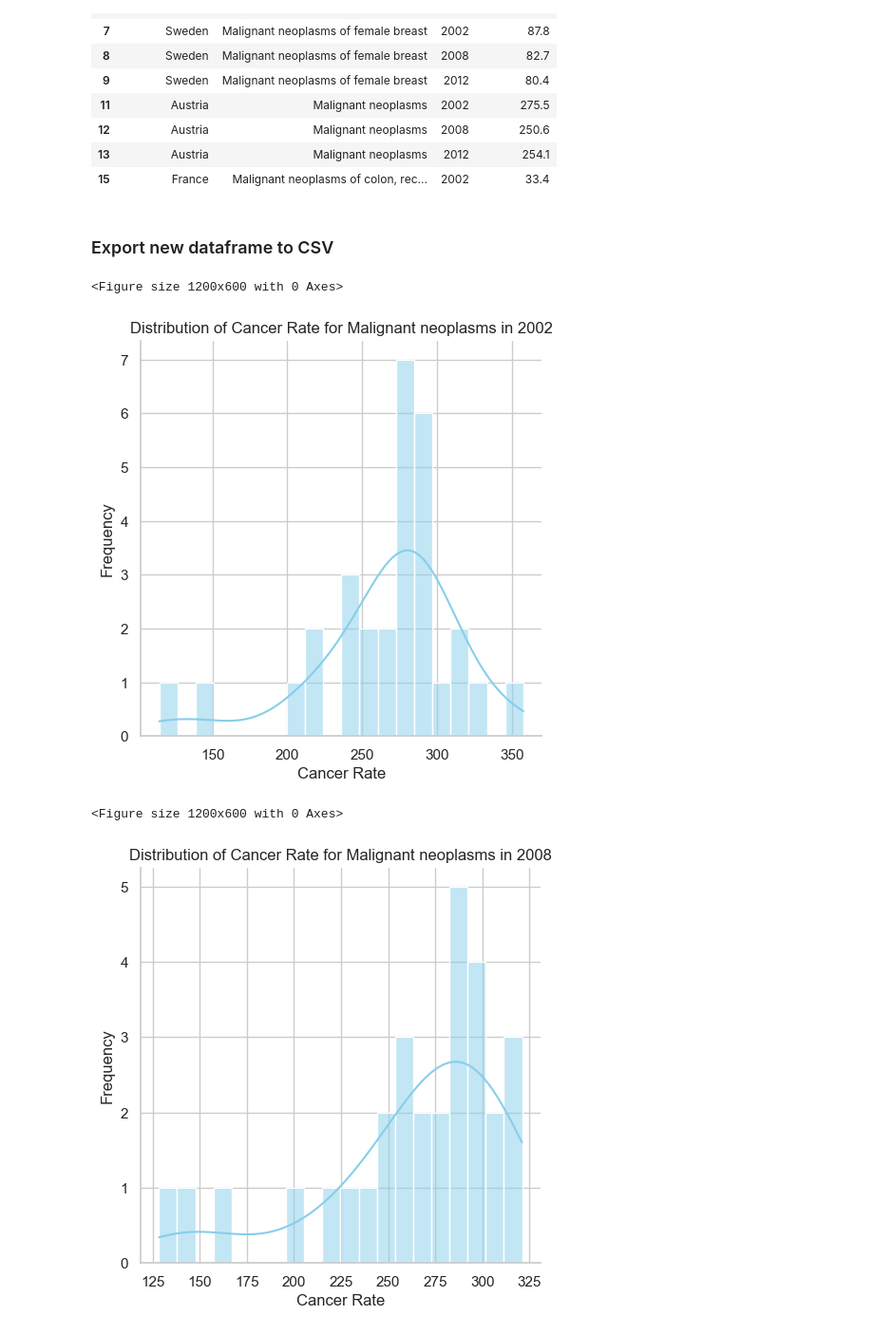
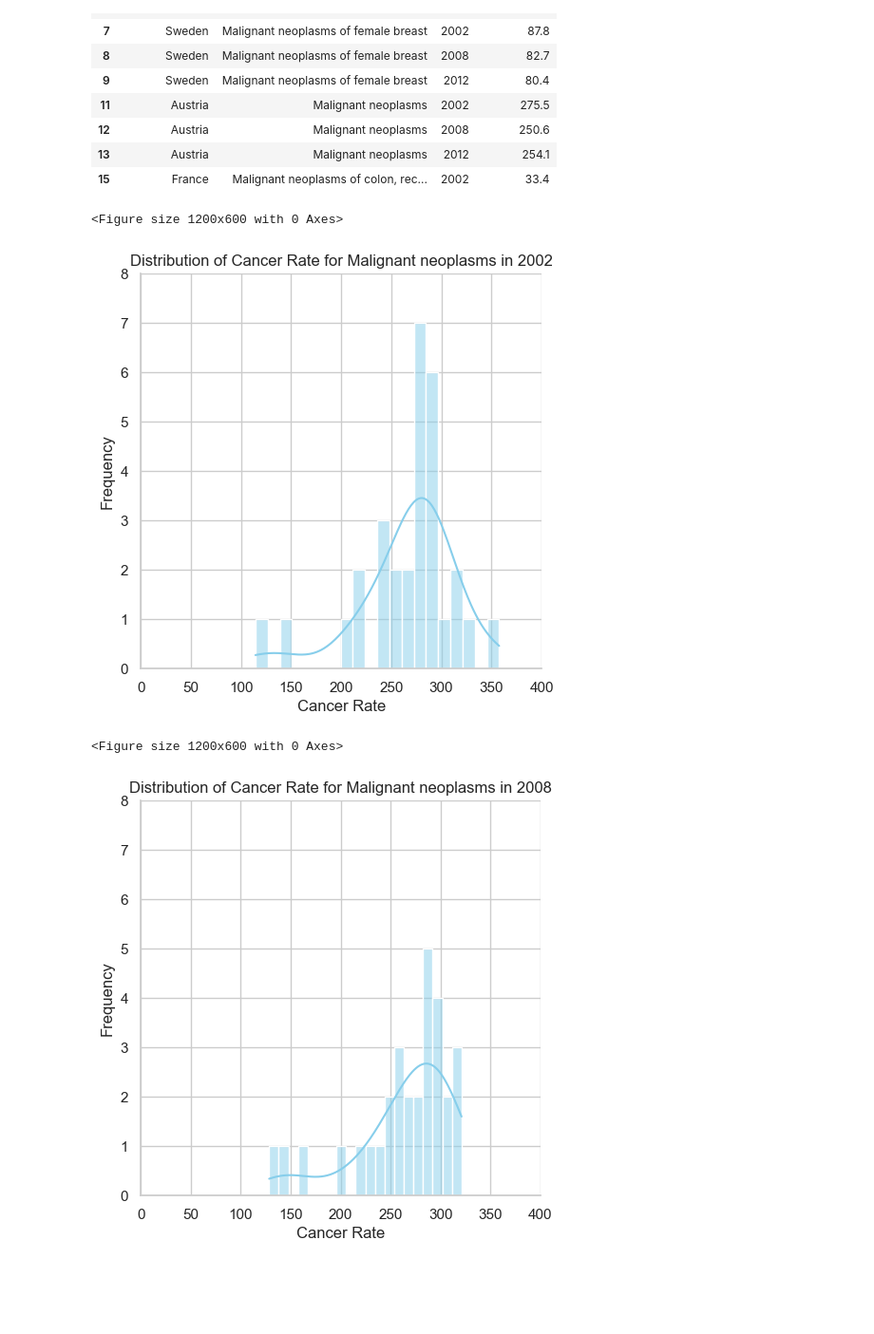
Before and after one commit to LevLow/CapstoneProject, a Jupyter notebook: capstone.ipynb, the cells around one changed output. Shown at 95% size. Cells and saved outputs as stored; diff of their text form; code cells hidden in the pictures; blank space fills up the shorter version.

```diff
--- a/capstone.ipynb
+++ b/capstone.ipynb
@@ -271,8 +271,6 @@ OECD_final.head(10)
 | 12 | Austria | Malignant neoplasms | 2008 | 250.6 |
 | 13 | Austria | Malignant neoplasms | 2012 | 254.1 |
 | 15 | France | Malignant neoplasms of colon, rec... | 2002 | 33.4 |
-# %% [markdown]
-### Export new dataframe to CSV
 # %%
 # Filter the DataFrame to include only data for the specific cancer and year
 cancer_type = "Malignant neoplasms"
@@ -286,27 +284,31 @@ sns.displot(MN_2002, x='Cancer Rate', kde=True, color='skyblue', bins=20)
 plt.title(f'Distribution of Cancer Rate for {cancer_type} in {year}')
 plt.xlabel('Cancer Rate')
 plt.ylabel('Frequency')
+plt.xlim(0, 400)
+plt.ylim(0, 8)
 plt.show()
 # %% [output]
 <Figure size 1200x600 with 0 Axes>
-[figure, old version]
+[figure, new version]
 # %%
 # Filter the DataFrame to include only data for the specific cancer and year
 cancer_type = "Malignant neoplasms"
 year = 2008
 MN_2008 = OECD_final[(OECD_final['Cancer site'] == cancer_type) & (OECD_final['Year'] == year)]
 
 # Create a distribution plot using seaborn
 sns.set(style="whitegrid")
 plt.figure(figsize=(12, 6))
 sns.displot(MN_2008, x='Cancer Rate', kde=True, color='skyblue', bins=20)
 plt.title(f'Distribution of Cancer Rate for {cancer_type} in {year}')
 plt.xlabel('Cancer Rate')
 plt.ylabel('Frequency')
+plt.xlim(0, 400)
+plt.ylim(0, 8)
 plt.show()
 # %% [output]
 <Figure size 1200x600 with 0 Axes>
-[figure, old version]
+[figure, new version]
 # %%
 # Filter the DataFrame to include only data for the specific cancer and year
 cancer_type = "Malignant neoplasms"
```
Also changed, not shown: parts of 5 cells of this notebook.
